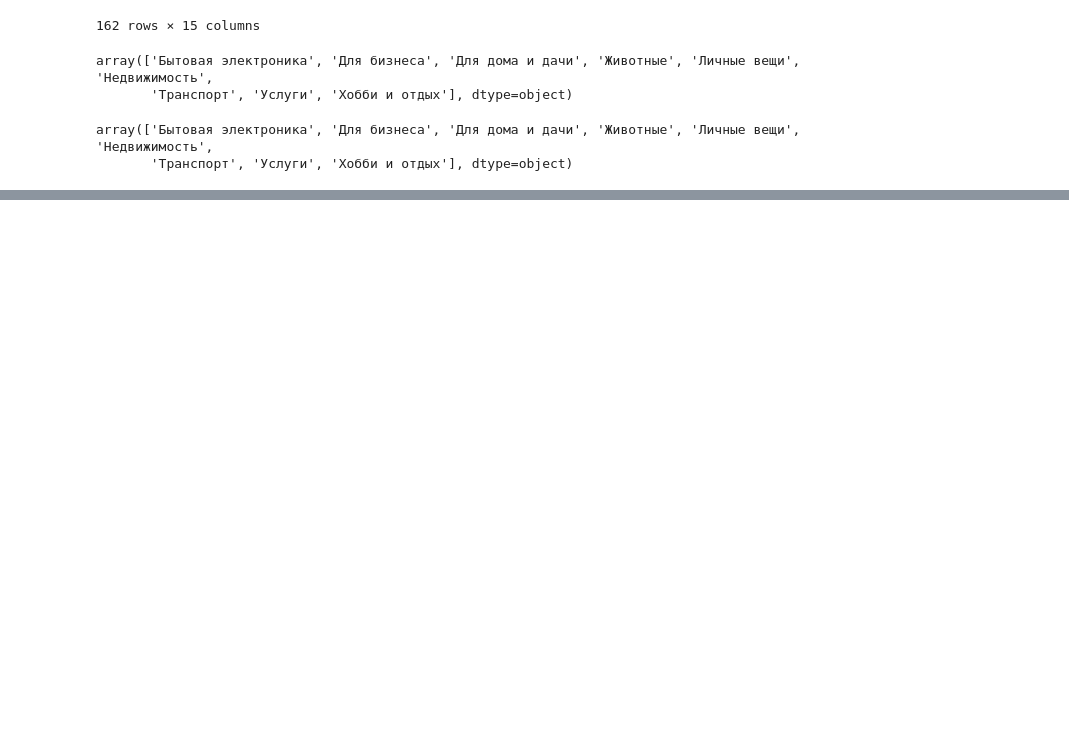
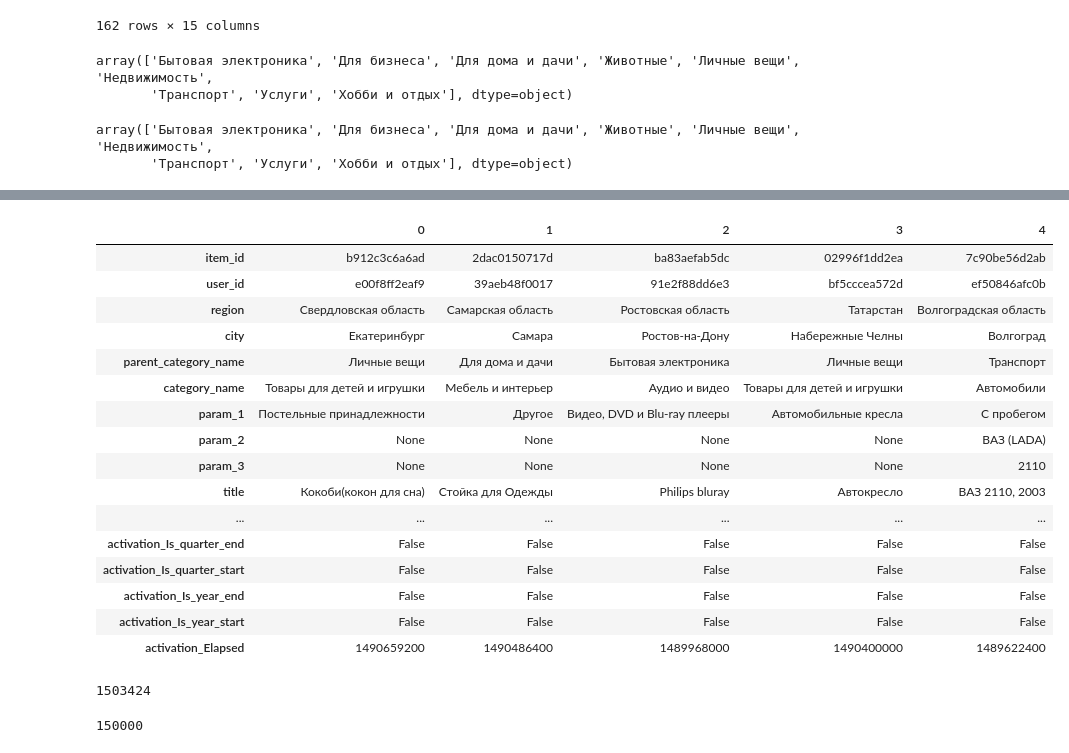
Before and after one commit to xechehot/fastai, a Jupyter notebook: competitions/avito.ipynb, the cells around one changed output, grey strips where cells are left out. Saved outputs shown, nothing was run; the diff lists cells and outputs as text; code cells hidden in the pictures; blank space fills up the shorter version.

```diff
--- a/competitions/avito.ipynb
+++ b/competitions/avito.ipynb
@@ -186,0 +219,30 @@ array(['Бытовая электроника', 'Для бизнеса', 'Для
+# %%
+train = pd.read_feather(PATH/'train_df')
+# %%
+train.head().T.head(50)
+# %% [output]
+|  | 0 | 1 | 2 | 3 | 4 |
+| item_id | b912c3c6a6ad | 2dac0150717d | ba83aefab5dc | 02996f1dd2ea | 7c90be56d2ab |
+| user_id | e00f8ff2eaf9 | 39aeb48f0017 | 91e2f88dd6e3 | bf5cccea572d | ef50846afc0b |
+| region | Свердловская область | Самарская область | Ростовская область | Татарстан | Волгоградская область |
+| city | Екатеринбург | Самара | Ростов-на-Дону | Набережные Челны | Волгоград |
+| parent_category_name | Личные вещи | Для дома и дачи | Бытовая электроника | Личные вещи | Транспорт |
+| category_name | Товары для детей и игрушки | Мебель и интерьер | Аудио и видео | Товары для детей и игрушки | Автомобили |
+| param_1 | Постельные принадлежности | Другое | Видео, DVD и Blu-ray плееры | Автомобильные кресла | С пробегом |
+| param_2 | None | None | None | None | ВАЗ (LADA) |
+| param_3 | None | None | None | None | 2110 |
+| title | Кокоби(кокон для сна) | Стойка для Одежды | Philips bluray | Автокресло | ВАЗ 2110, 2003 |
+| ... | ... | ... | ... | ... | ... |
+| activation_Is_quarter_end | False | False | False | False | False |
+| activation_Is_quarter_start | False | False | False | False | False |
+| activation_Is_year_end | False | False | False | False | False |
+| activation_Is_year_start | False | False | False | False | False |
+| activation_Elapsed | 1490659200 | 1490486400 | 1489968000 | 1490400000 | 1489622400 |
+# %%
+cat_vars = ['region', 'city', 'parent_category_name', 'category_name', 'param_1', 'param_2', 'param_3',
+           'with_image', 'image_top_1', 'user_type',
+           'activation_Year','activation_Month','activation_Day', 'activation_Dayofweek']
+contin_vars = ['item_seq_number']
+n = len(train); n
+# %% [output]
+1503424
@@ -186,0 +264,6 @@ array(['Бытовая электроника', 'Для бизнеса', 'Для
+# %%
+idxs = get_cv_idxs(n, val_pct=150000/n)
+joined_samp = joined.iloc[idxs].set_index('item_id')
+samp_size = len(joined_samp); samp_size
+# %% [output]
+150000
```
Also changed, not shown: parts of 27 cells of this notebook.
